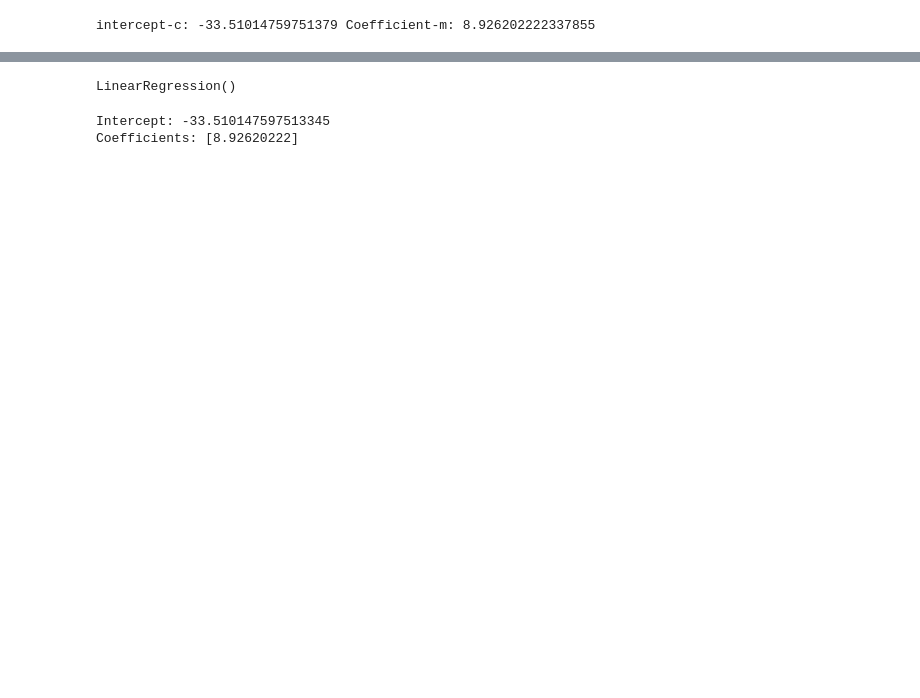
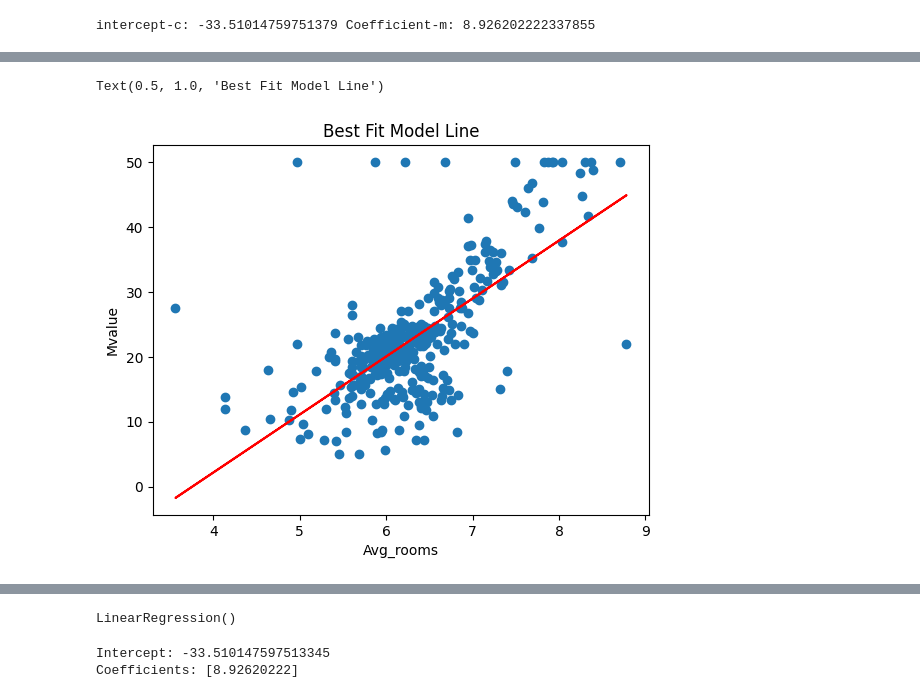
Before and after one commit to swetha2348568/ML_assignments, a Jupyter notebook: 2348568_lab1_aml.ipynb, the cells around one changed output, grey strips where cells are left out. Saved outputs shown, nothing was run; the diff lists cells and outputs as text; code cells hidden in the pictures; blank space fills up the shorter version.

```diff
--- a/2348568_lab1_aml.ipynb
+++ b/2348568_lab1_aml.ipynb
@@ -136,3 +211,7 @@ c=ymean - (m*xmean)
 print('intercept-c:', c, 'Coefficient-m:',m)
 # %% [output]
 intercept-c: -33.51014759751379 Coefficient-m: 8.926202222337855
+# %%
+min_best_fit_model=c+m*df1['Avg_rooms ']
+df1['min_best_fit_model']=min_best_fit_model
+df1[['Avg_rooms ','MValue','min_best_fit_model']]
@@ -138,0 +232,11 @@ intercept-c: -33.51014759751379 Coefficient-m: 8.926202222337855
+# %%
+fig, ax=plt.subplots()
+ax.scatter(x='Avg_rooms ',y='MValue',data=df1, label='Actual M Value')
+
+ax.plot(df1['Avg_rooms '],df1['min_best_fit_model'],color='red', label='Best Fit Model')
+ax.set_xlabel('Avg_rooms')
+ax.set_ylabel('Mvalue')
+ax.set_title('Best Fit Model Line')
+# %% [output]
+Text(0.5, 1.0, 'Best Fit Model Line')
+[figure, added]
```
Also changed, not shown: parts of 21 cells of this notebook.
